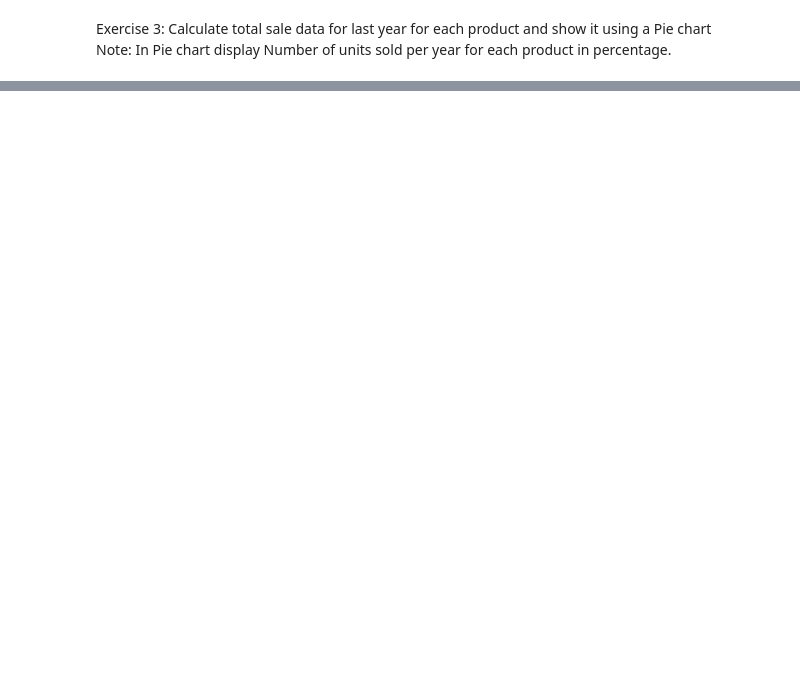
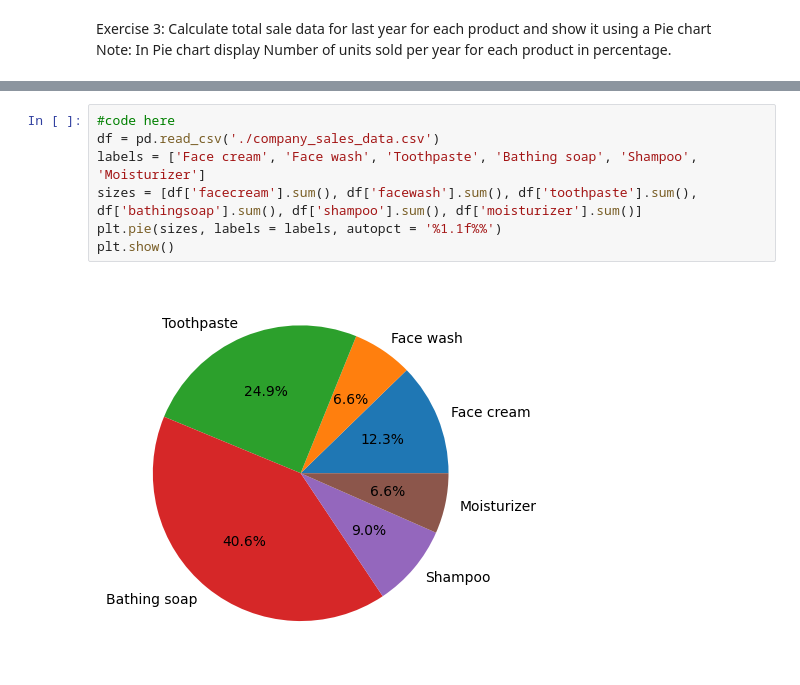
Before and after one commit to Aakritic28/Speech-Emotion-Recognition-SoC, a Jupyter notebook: week1/Matplotlib_and_pandas.ipynb, the cells around one changed output, grey strips where cells are left out. Cells and saved outputs as stored; diff of their text form; blank space fills up the shorter version.

```diff
--- a/week1/Matplotlib_and_pandas.ipynb
+++ b/week1/Matplotlib_and_pandas.ipynb
@@ -31,0 +56,9 @@ Note: In Pie chart display Number of units sold per year for each product in per
+# %%
+#code here
+df = pd.read_csv('./company_sales_data.csv')
+labels = ['Face cream', 'Face wash', 'Toothpaste', 'Bathing soap', 'Shampoo', 'Moisturizer']
+sizes = [df['facecream'].sum(), df['facewash'].sum(), df['toothpaste'].sum(), df['bathingsoap'].sum(), df['shampoo'].sum(), df['moisturizer'].sum()]
+plt.pie(sizes, labels = labels, autopct = '%1.1f%%')
+plt.show()
+# %% [output]
+[figure, added]
```
Also changed, not shown: parts of 6 cells of this notebook, 2 other files.
